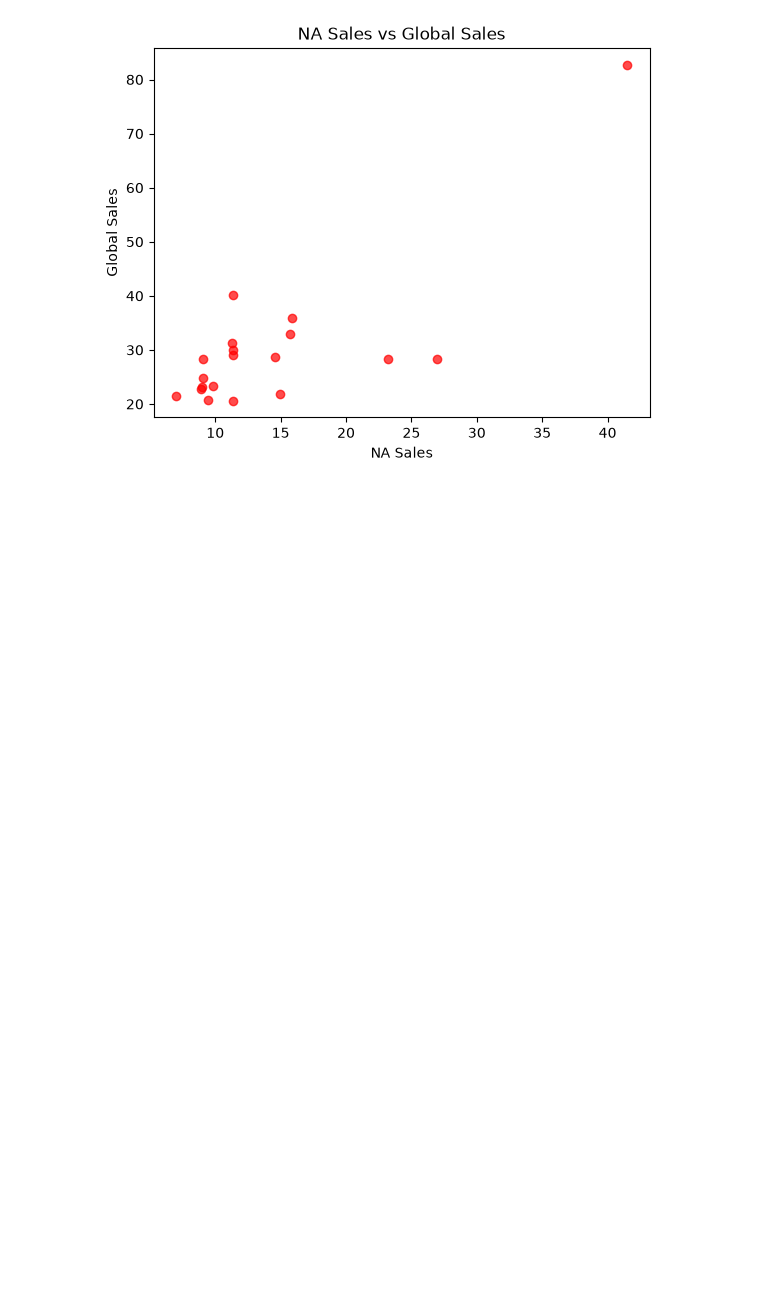
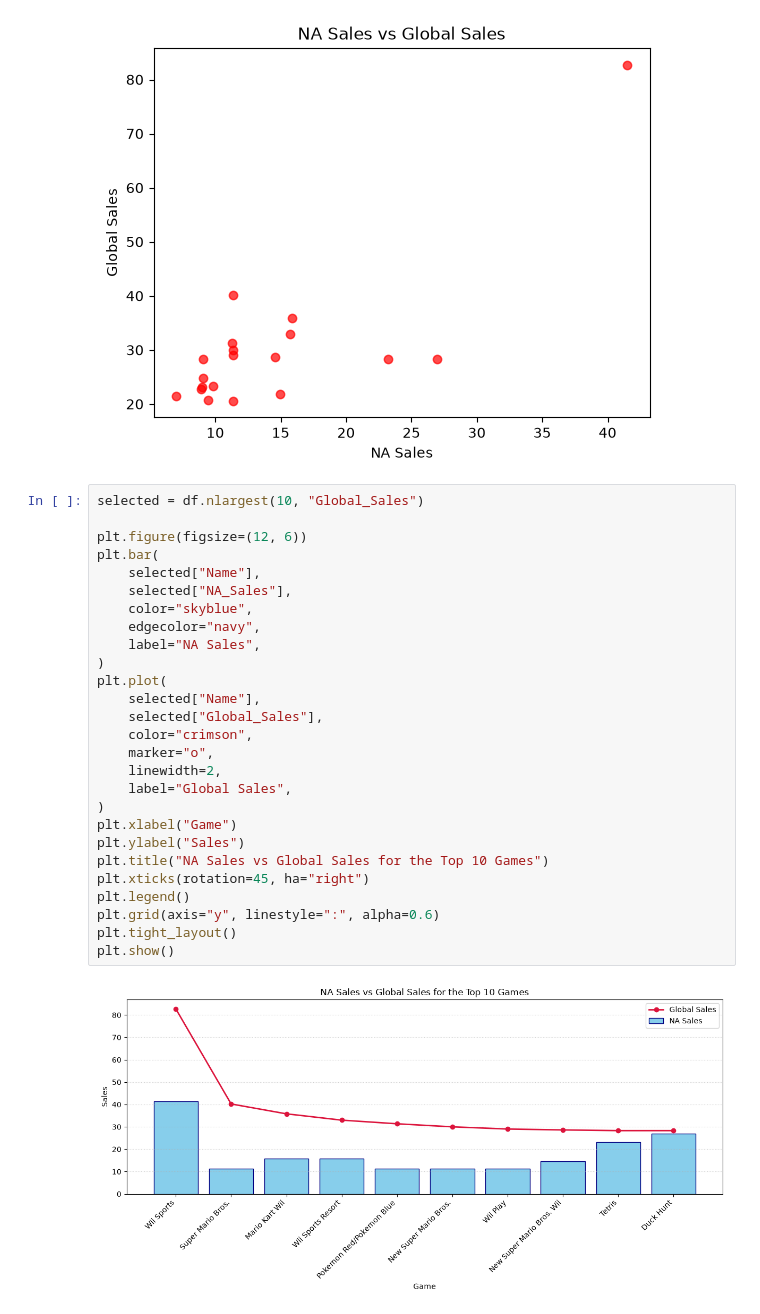
Before and after one commit to Mimi97-aqua/matplotlib_sales_analysis, a Jupyter notebook: analysis.ipynb, the cells around one changed output. Cells and saved outputs as stored; diff of their text form; blank space fills up the shorter version.

Commit message:
feat: Add combined bar and line chart for sales of top 10 games

```diff
--- a/analysis.ipynb
+++ b/analysis.ipynb
@@ -153,3 +153,32 @@ plt.title("NA Sales vs Global Sales")
 plt.show()
 # %% [output]
 [figure]
+# %%
+selected = df.nlargest(10, "Global_Sales")
+
+plt.figure(figsize=(12, 6))
+plt.bar(
+    selected["Name"],
+    selected["NA_Sales"],
+    color="skyblue",
+    edgecolor="navy",
+    label="NA Sales",
+)
+plt.plot(
+    selected["Name"],
+    selected["Global_Sales"],
+    color="crimson",
+    marker="o",
+    linewidth=2,
+    label="Global Sales",
+)
+plt.xlabel("Game")
+plt.ylabel("Sales")
+plt.title("NA Sales vs Global Sales for the Top 10 Games")
+plt.xticks(rotation=45, ha="right")
+plt.legend()
+plt.grid(axis="y", linestyle=":", alpha=0.6)
+plt.tight_layout()
+plt.show()
+# %% [output]
+[figure, added]
```
